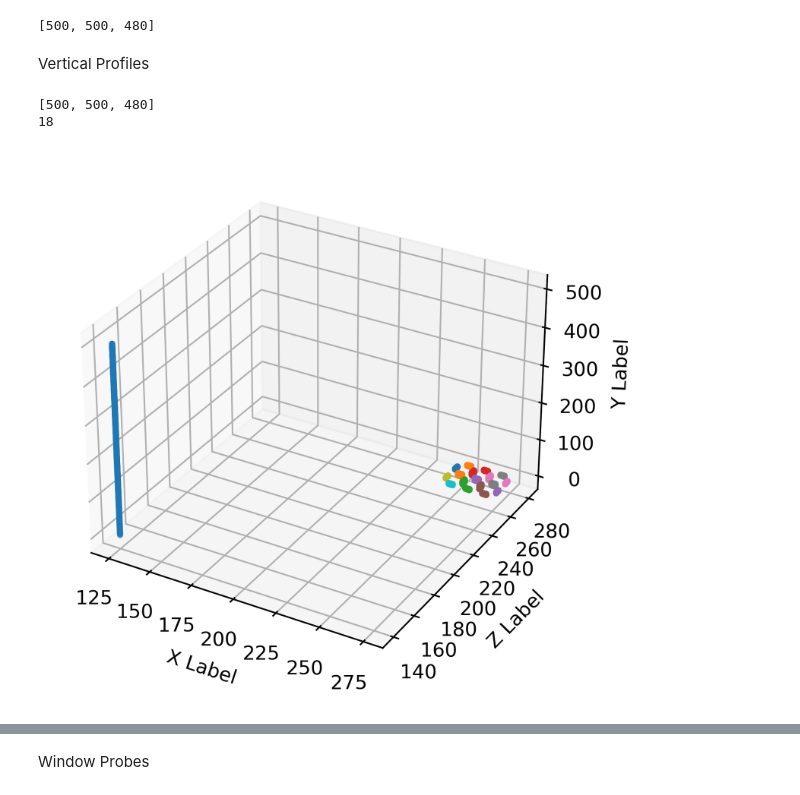
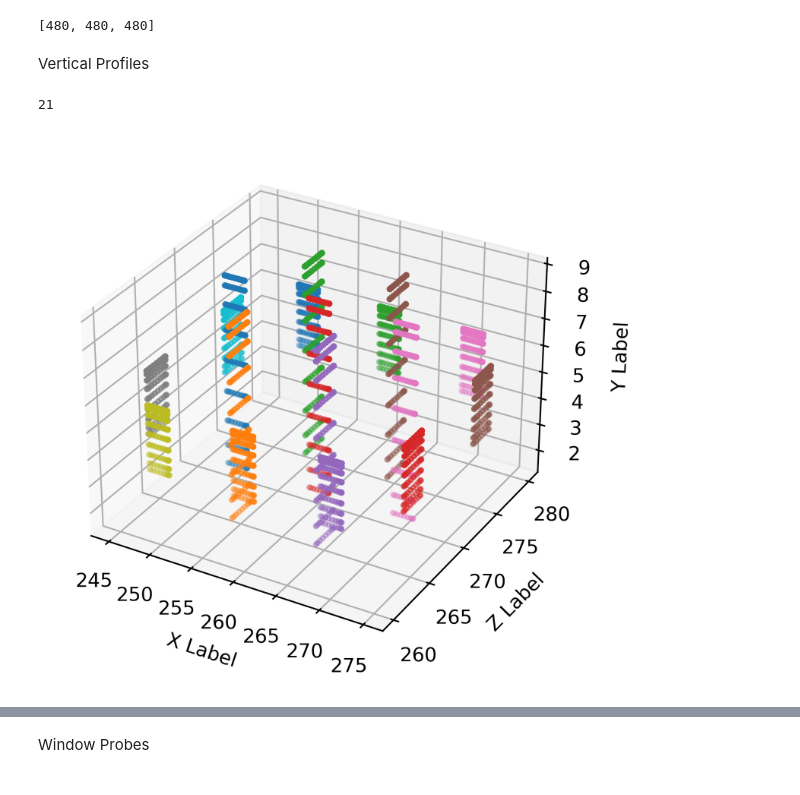
Before and after one commit to nbachand/city_block_cfd, a Jupyter notebook: sfam_probe-setup.ipynb, the cells around one changed output, grey strips where cells are left out. Drawn from its saved outputs; the diff is of its cells as text; code cells hidden in the pictures.

```diff
--- a/sfam_probe-setup.ipynb
+++ b/sfam_probe-setup.ipynb
@@ -10,7 +10,7 @@ from mpl_toolkits import mplot3d
 
 # working_dir = pathlib.Path().absolute()
 category =  "single_family"
-run = 3
+run = 4
 
 # ############ CLUSTER ################
 # working_dir = '/scratch/users/nbachand/Cascade/city_block_cfd'
@@ -18,7 +18,7 @@ run = 3
 ########### LOCAL ###################
 working_dir = '/home/nbachand/Documents/Cascade/city_block'
 
-write = False
+write = True
 # %%
 wthick = 0.1
 x = 10
@@ -31,19 +31,19 @@ nz=2
 roof_height = y
 house_grid = [12,8]
 house_spacing = [4*y,6*y]
-interior_house = [6,4]
+interior_house = (6,4)
 odd_offset = [2*z, 0]
 
 house_dims = [nx*x, ny*y + roof_height, nz*z]
 house_seperation = [house_spacing[0]-house_dims[0], 0, house_spacing[1]-house_dims[2]]
 
-domain_size = [odd_offset[d] + house_grid[d]*house_spacing[d] for d in [0,1]]
+domain_size = [house_grid[d]*house_spacing[d] for d in [0,1]]
 domain_height = max(domain_size)
 domain_size.insert(1, domain_height)
 
 print(domain_size)
 # %% [output]
-[500, 500, 480]
+[480, 480, 480]
 # %% [markdown]
 Vertical Profiles
 # %%
@@ -64,13 +64,17 @@ roof = gC.makeRoof((0, x*nx), (y*ny, ny*y + roof_height), (0, z*nz))
 doors = gC.makeDoors(rooms_params, y*.25, y*.75, 10, 10)
 windows = gC.makeWindows(rooms_params, y*.25, y*.25, 10, 10)
 
-print(domain_size)
-
 house_list = []
 house_coordinates = {}
-for i in range(house_grid[0]):
-    for k in range(house_grid[1]):
-        if [i,k] == interior_house:
+
+nxhouses = range(-(odd_offset[0]>0),house_grid[0] + (odd_offset[0]<0))
+nzhouses = range(-(odd_offset[1]>0),house_grid[1] + (odd_offset[1]<0))
+
+house_coordinate = {}
+
+for i in nxhouses:
+    for k in nzhouses:
+        if (i,k) == interior_house:
             house = exterior+roof-rooms-doors-windows
         else:
             house = exterior+roof
@@ -81,7 +85,9 @@ for i in range(house_grid[0]):
             }]
         del_x = (house_spacing[0]-x*nx)/2 + odd_offset[0]*(k%2) + i*house_spacing[0]
         del_z = (house_spacing[1]-z*nz)/2 + odd_offset[1]*(i%2) + k*house_spacing[1]
-        house.translate([del_x, 0, del_z])
+        house_coordinate =  [del_x, 0, del_z]
+        house.translate(house_coordinate)
+        house_coordinates[(i,k)] =  house_coordinate
         house_list.append(house)
 
         house_coordinates[i, k] = [del_x, 0, del_z]
@@ -92,33 +98,33 @@ domain = gC.ProbedGeom(cube(domain_size))
 
 neighborhood = domain - houses
 
-geom_path = f"{working_dir}/city_block_geom/OpenSCAD/test"
-if write: scad_render_to_file(neighborhood.geom, f"{geom_path}/neighborhood.scad")
+geom_path = f"{working_dir}/city_block_geom/OpenSCAD/{category}"
+if write: scad_render_to_file(neighborhood.geom, f"{geom_path}/single_family_neighborhood.scad")
 print(len(neighborhood.probes))
 # %% [output]
-[500, 500, 480]
-18
+21
 # %%
 fig = plt.figure(dpi=400)
 ax = fig.add_subplot(projection='3d')
 
 n = 100
 
 # For each set of style and range settings, plot n random points in the box
 # defined by x in [23, 32], y in [0, 100], z in [zlow, zhigh].
 
 for p in neighborhood.probes:
-    ax.scatter(p["tile"][:,0], p["tile"][:,2], p["tile"][:,1], marker='.')
+    if "col" not in p["name"]:
+        ax.scatter(p["tile"][:,0], p["tile"][:,2], p["tile"][:,1], marker='.')
 
 ax.set_xlabel('X Label')
 ax.set_ylabel('Z Label')
 ax.set_zlabel('Y Label')
 
 plt.show()
 
 if write: neighborhood.write_probes(f"{working_dir}/CHARLES/{category}/R{run}/probes/locations/")
 # %% [output]
-[figure, old version]
+[figure, new version]
 # %%
 # for p in neighborhood.probes:
 #     name = p['name']
```
Also changed, not shown: parts of 2 cells of this notebook, 8 other files.
